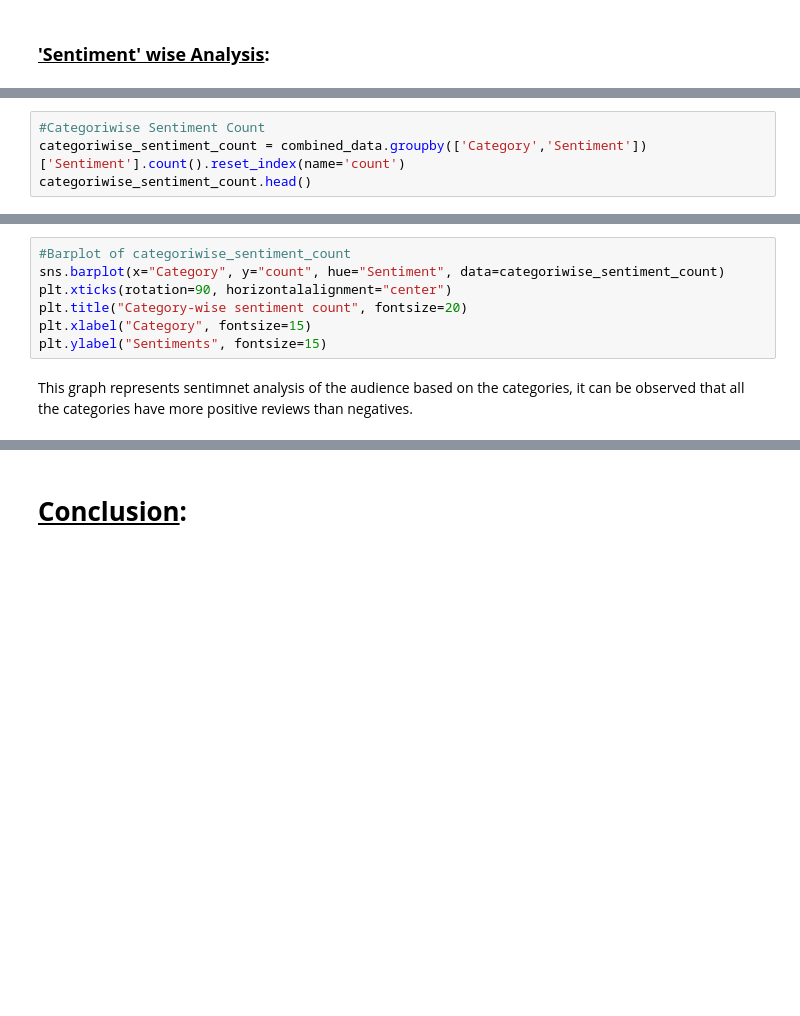
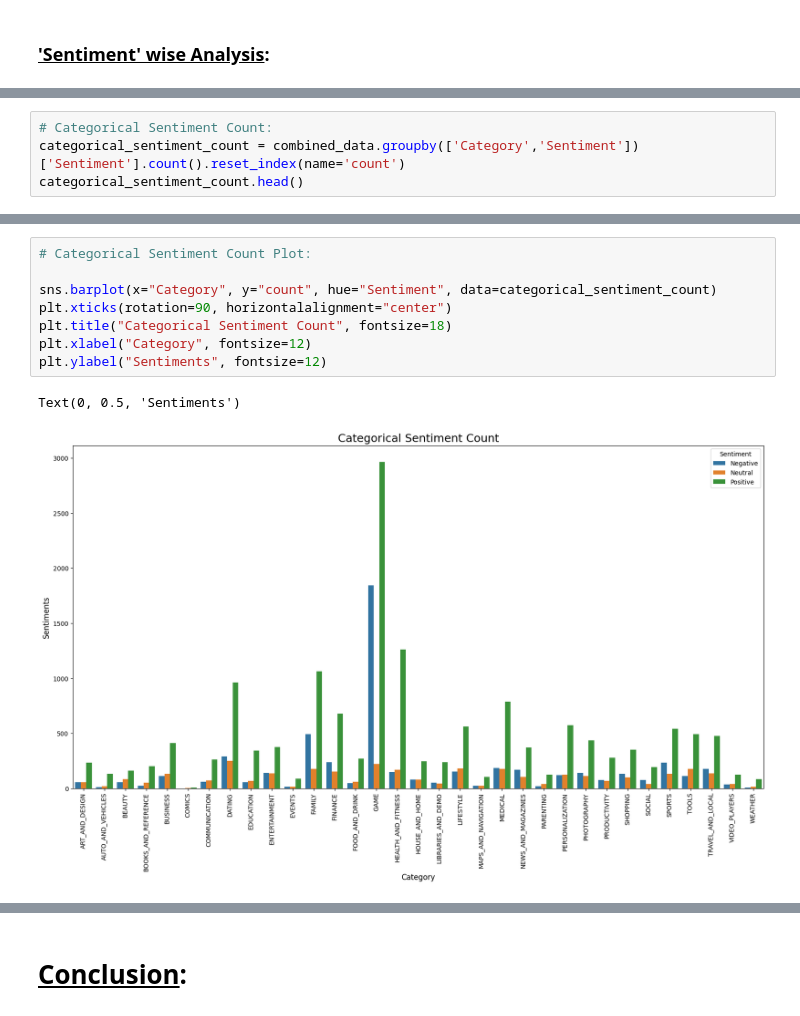
Before and after one commit to aviralsingh2907/PlayStore-App-Review-Analysis, a Jupyter notebook: EDA_Play_Store_App_Review_Analysis.ipynb, the cells around one changed output, grey strips where cells are left out. Cells and saved outputs as stored; diff of their text form; blank space fills up the shorter version.

```diff
--- a/EDA_Play_Store_App_Review_Analysis.ipynb
+++ b/EDA_Play_Store_App_Review_Analysis.ipynb
@@ -1076,4 +1084,4 @@ This chart interprets that most of the reviews are positive.
 # %%
-#Categoriwise Sentiment Count
-categoriwise_sentiment_count = combined_data.groupby(['Category','Sentiment'])['Sentiment'].count().reset_index(name='count')
-categoriwise_sentiment_count.head()
+# Categorical Sentiment Count:
+categorical_sentiment_count = combined_data.groupby(['Category','Sentiment'])['Sentiment'].count().reset_index(name='count')
+categorical_sentiment_count.head()
@@ -1080,9 +1095,11 @@ categoriwise_sentiment_count.head()
 # %%
-#Barplot of categoriwise_sentiment_count
-sns.barplot(x="Category", y="count", hue="Sentiment", data=categoriwise_sentiment_count)
+# Categorical Sentiment Count Plot:
+
+sns.barplot(x="Category", y="count", hue="Sentiment", data=categorical_sentiment_count)
 plt.xticks(rotation=90, horizontalalignment="center")
-plt.title("Category-wise sentiment count", fontsize=20)
-plt.xlabel("Category", fontsize=15)
-plt.ylabel("Sentiments", fontsize=15)
+plt.title("Categorical Sentiment Count", fontsize=18)
+plt.xlabel("Category", fontsize=12)
+plt.ylabel("Sentiments", fontsize=12)
+# %% [output]
+Text(0, 0.5, 'Sentiments')
+[figure, added]
-# %% [markdown]
-This graph represents sentimnet analysis of the audience based on the categories, it can be observed that all the categories have more positive reviews than negatives.
```
Also changed, not shown: parts of 9 cells of this notebook.
